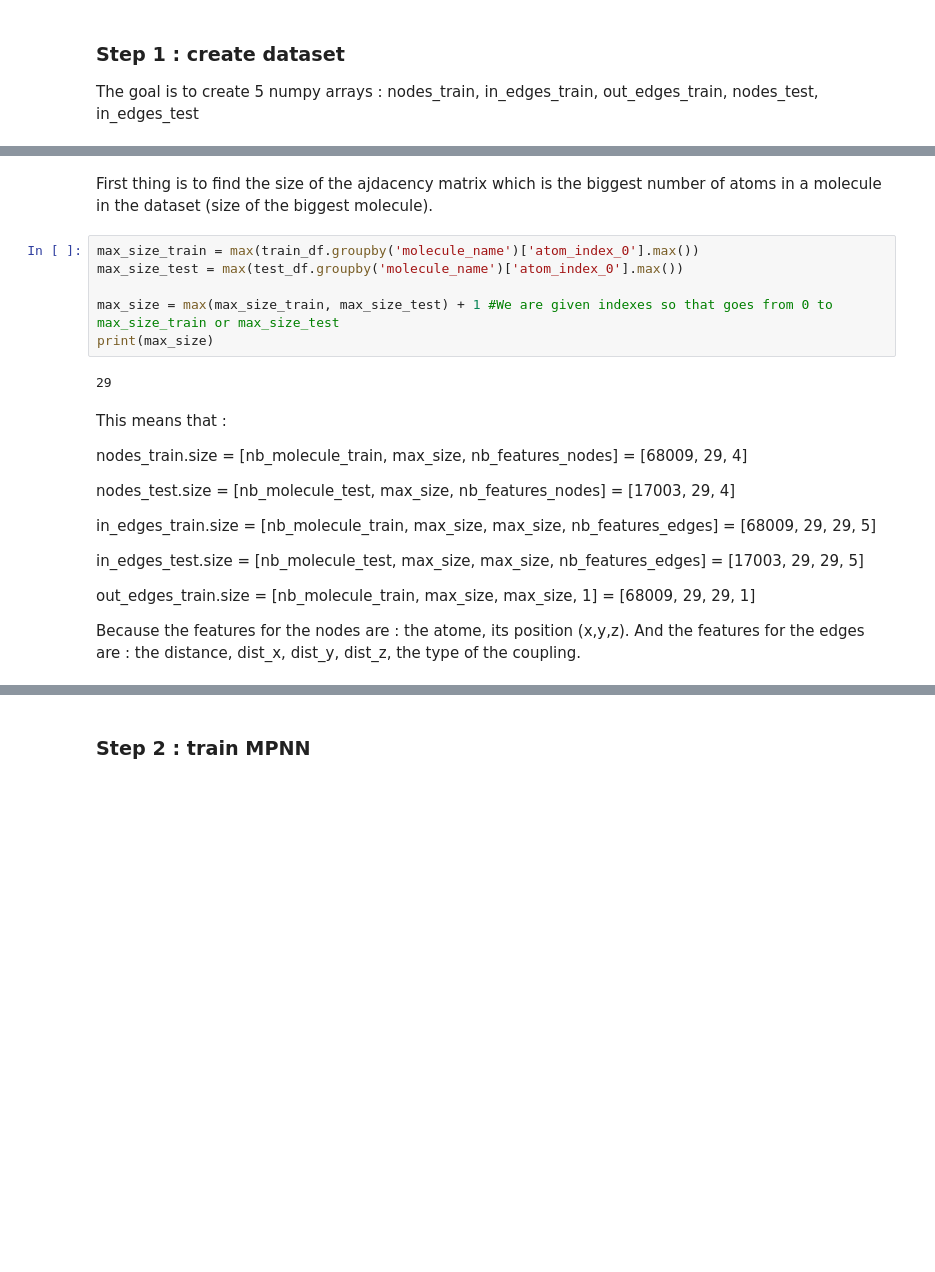
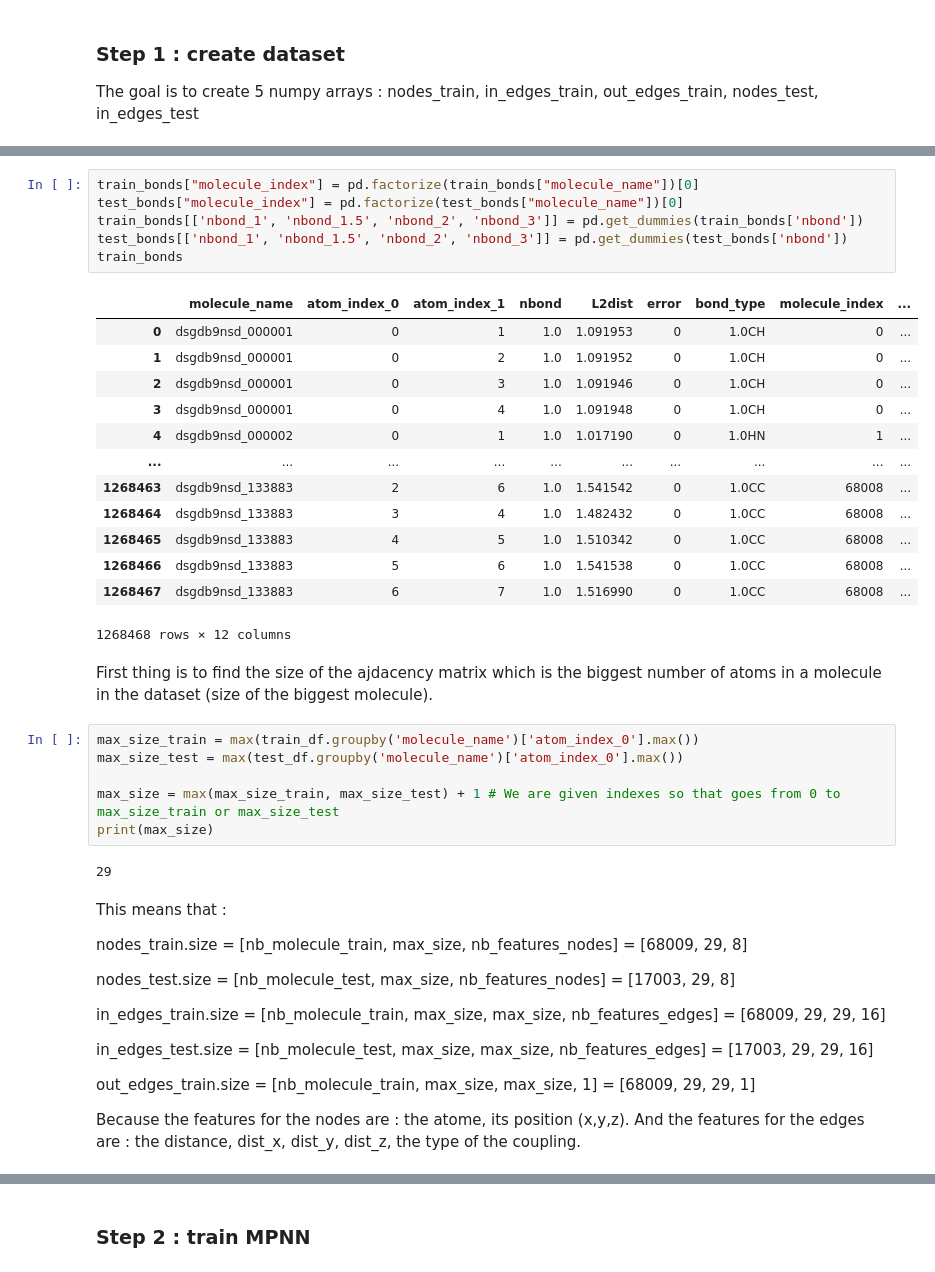
Before and after one commit to gauthavite/MolecularGNN, a Jupyter notebook: MPNN.ipynb, the cells around one changed output, grey strips where cells are left out. Drawn from its saved outputs; the diff is of its cells as text; blank space fills up the shorter version.

```diff
--- a/MPNN.ipynb
+++ b/MPNN.ipynb
@@ -13,23 +58,43 @@ structures_df = pd.read_csv('champs-scalar-coupling/structures.csv')
+# %%
+train_bonds["molecule_index"] = pd.factorize(train_bonds["molecule_name"])[0]
+test_bonds["molecule_index"] = pd.factorize(test_bonds["molecule_name"])[0]
+train_bonds[['nbond_1', 'nbond_1.5', 'nbond_2', 'nbond_3']] = pd.get_dummies(train_bonds['nbond'])
+test_bonds[['nbond_1', 'nbond_1.5', 'nbond_2', 'nbond_3']] = pd.get_dummies(test_bonds['nbond'])
+train_bonds
+# %% [output]
+|  | molecule_name | atom_index_0 | atom_index_1 | nbond | L2dist | error | bond_type | molecule_index | ... |
+| 0 | dsgdb9nsd_000001 | 0 | 1 | 1.0 | 1.091953 | 0 | 1.0CH | 0 | ... |
+| 1 | dsgdb9nsd_000001 | 0 | 2 | 1.0 | 1.091952 | 0 | 1.0CH | 0 | ... |
+| 2 | dsgdb9nsd_000001 | 0 | 3 | 1.0 | 1.091946 | 0 | 1.0CH | 0 | ... |
+| 3 | dsgdb9nsd_000001 | 0 | 4 | 1.0 | 1.091948 | 0 | 1.0CH | 0 | ... |
+| 4 | dsgdb9nsd_000002 | 0 | 1 | 1.0 | 1.017190 | 0 | 1.0HN | 1 | ... |
+| ... | ... | ... | ... | ... | ... | ... | ... | ... | ... |
+| 1268463 | dsgdb9nsd_133883 | 2 | 6 | 1.0 | 1.541542 | 0 | 1.0CC | 68008 | ... |
+| 1268464 | dsgdb9nsd_133883 | 3 | 4 | 1.0 | 1.482432 | 0 | 1.0CC | 68008 | ... |
+| 1268465 | dsgdb9nsd_133883 | 4 | 5 | 1.0 | 1.510342 | 0 | 1.0CC | 68008 | ... |
+| 1268466 | dsgdb9nsd_133883 | 5 | 6 | 1.0 | 1.541538 | 0 | 1.0CC | 68008 | ... |
+| 1268467 | dsgdb9nsd_133883 | 6 | 7 | 1.0 | 1.516990 | 0 | 1.0CC | 68008 | ... |
+1268468 rows × 12 columns
 # %% [markdown]
 First thing is to find the size of the ajdacency matrix which is the biggest number of atoms in a molecule in the dataset (size of the biggest molecule).
 # %%
 max_size_train = max(train_df.groupby('molecule_name')['atom_index_0'].max())
 max_size_test = max(test_df.groupby('molecule_name')['atom_index_0'].max())
 
-max_size = max(max_size_train, max_size_test) + 1 #We are given indexes so that goes from 0 to max_size_train or max_size_test
+max_size = max(max_size_train, max_size_test) + 1 # We are given indexes so that goes from 0 to max_size_train or max_size_test
 print(max_size)
 # %% [output]
 29
 # %% [markdown]
 This means that :
 
-nodes_train.size = [nb_molecule_train, max_size, nb_features_nodes] = [68009, 29, 4]
+nodes_train.size = [nb_molecule_train, max_size, nb_features_nodes] = [68009, 29, 8]
 
-nodes_test.size = [nb_molecule_test, max_size, nb_features_nodes] = [17003, 29, 4]
+nodes_test.size = [nb_molecule_test, max_size, nb_features_nodes] = [17003, 29, 8]
 
-in_edges_train.size = [nb_molecule_train, max_size, max_size, nb_features_edges] = [68009, 29, 29, 5]
+in_edges_train.size = [nb_molecule_train, max_size, max_size, nb_features_edges] = [68009, 29, 29, 16]
 
-in_edges_test.size = [nb_molecule_test, max_size, max_size, nb_features_edges] = [17003, 29, 29, 5]
+in_edges_test.size = [nb_molecule_test, max_size, max_size, nb_features_edges] = [17003, 29, 29, 16]
 
 out_edges_train.size = [nb_molecule_train, max_size, max_size, 1] = [68009, 29, 29, 1]
 
```
Also changed, not shown: parts of 10 cells of this notebook, 2 other files.
